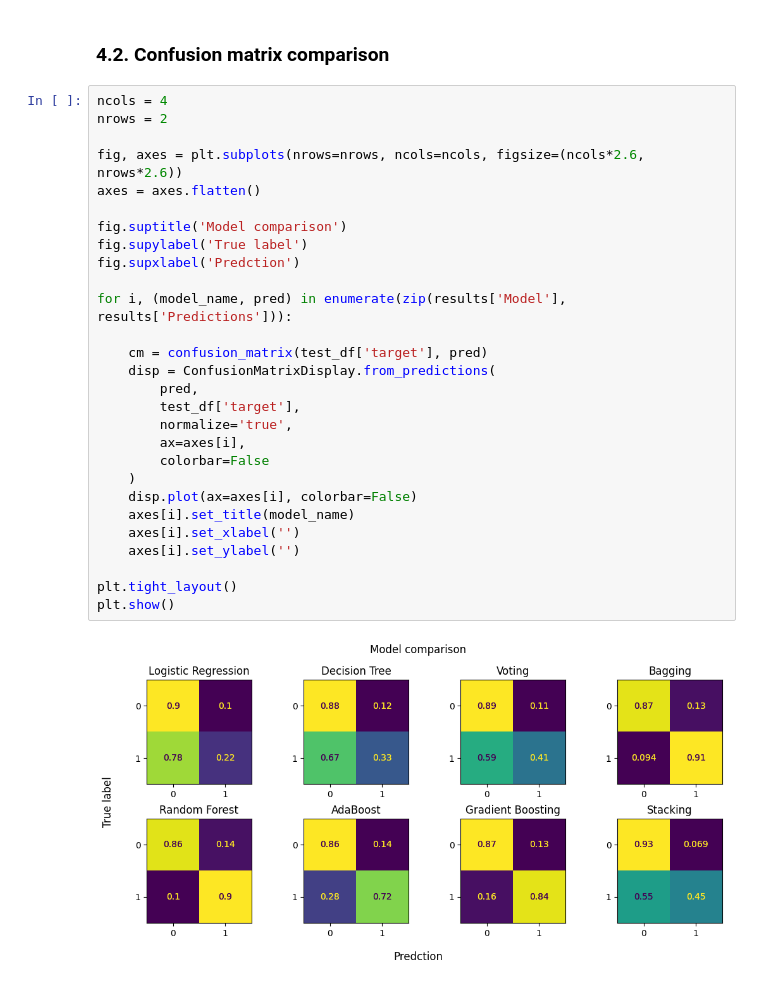
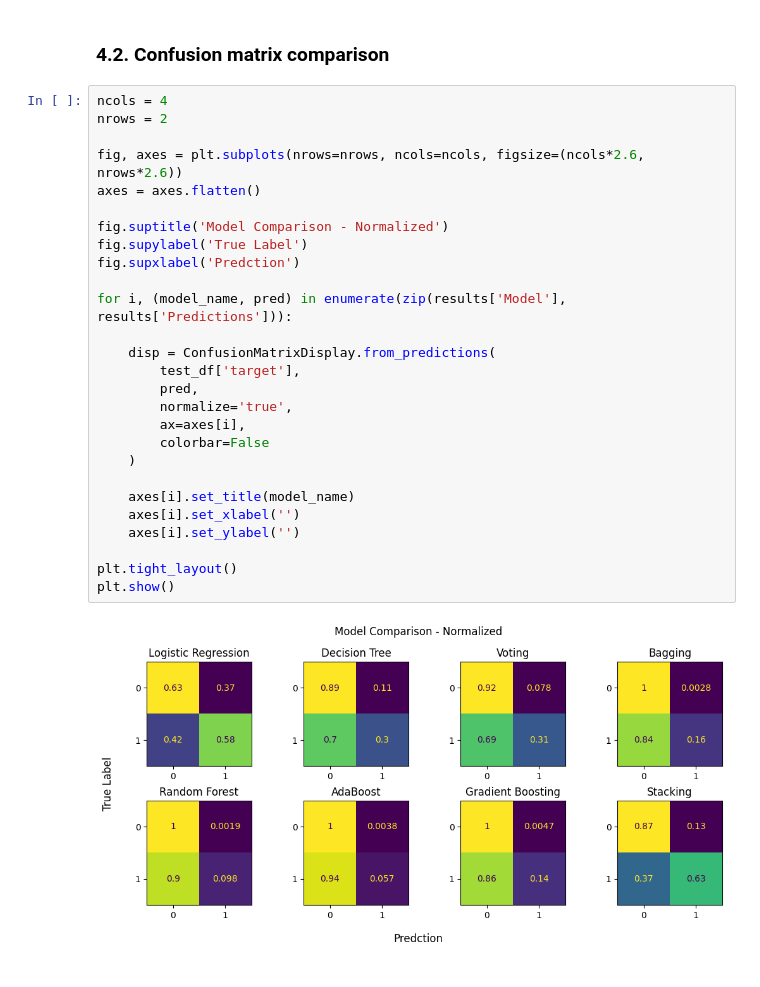
Before and after one commit to kebo0267/AI_ML_Classwork, a Jupyter notebook: class_demo/Lesson_21_demo.ipynb, the cells around one changed output. Cells and saved outputs as stored; diff of their text form.

```diff
--- a/class_demo/Lesson_21_demo.ipynb
+++ b/class_demo/Lesson_21_demo.ipynb
@@ -387,30 +401,29 @@ plt.show()
 # %%
 ncols = 4
 nrows = 2
 
 fig, axes = plt.subplots(nrows=nrows, ncols=ncols, figsize=(ncols*2.6, nrows*2.6))
 axes = axes.flatten()
 
-fig.suptitle('Model comparison')
-fig.supylabel('True label')
+fig.suptitle('Model Comparison - Normalized')
+fig.supylabel('True Label')
 fig.supxlabel('Predction')
 
 for i, (model_name, pred) in enumerate(zip(results['Model'], results['Predictions'])):
 
-    cm = confusion_matrix(test_df['target'], pred)
     disp = ConfusionMatrixDisplay.from_predictions(
+        test_df['target'],
         pred,
-        test_df['target'],
         normalize='true',
         ax=axes[i],
         colorbar=False
     )
-    disp.plot(ax=axes[i], colorbar=False)
+
     axes[i].set_title(model_name)
     axes[i].set_xlabel('')
     axes[i].set_ylabel('')
 
 plt.tight_layout()
 plt.show()
 # %% [output]
-[figure, old version]
+[figure, new version]
```
Also changed, not shown: parts of 17 cells of this notebook, 4 other files.
